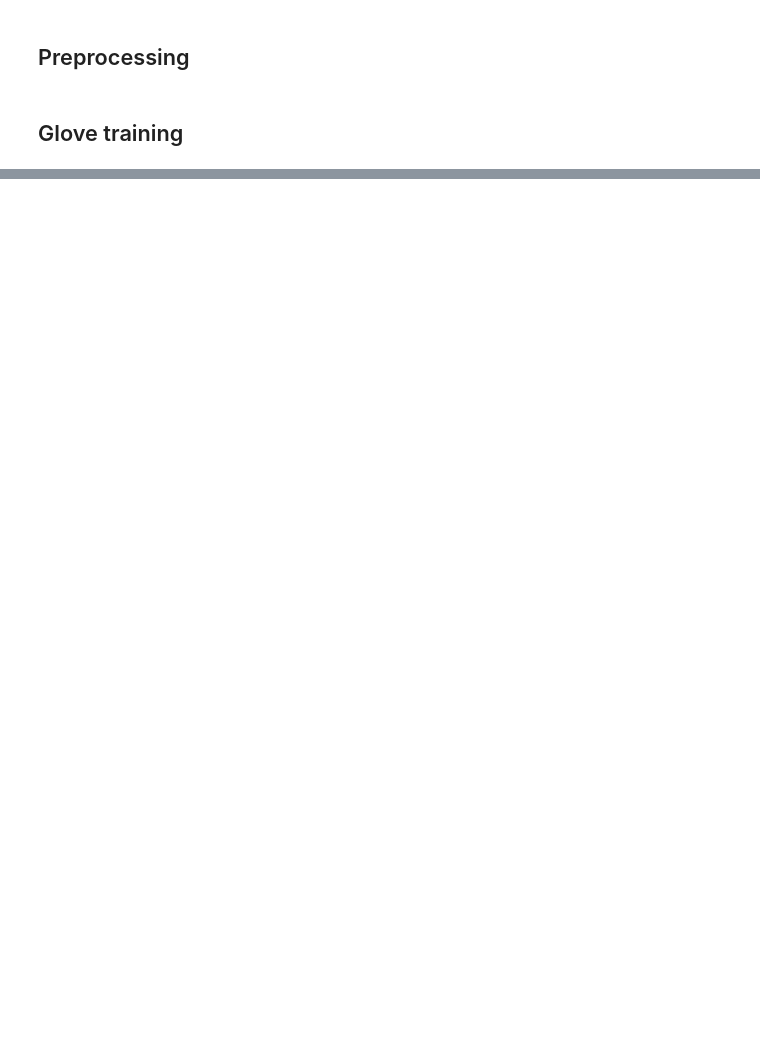
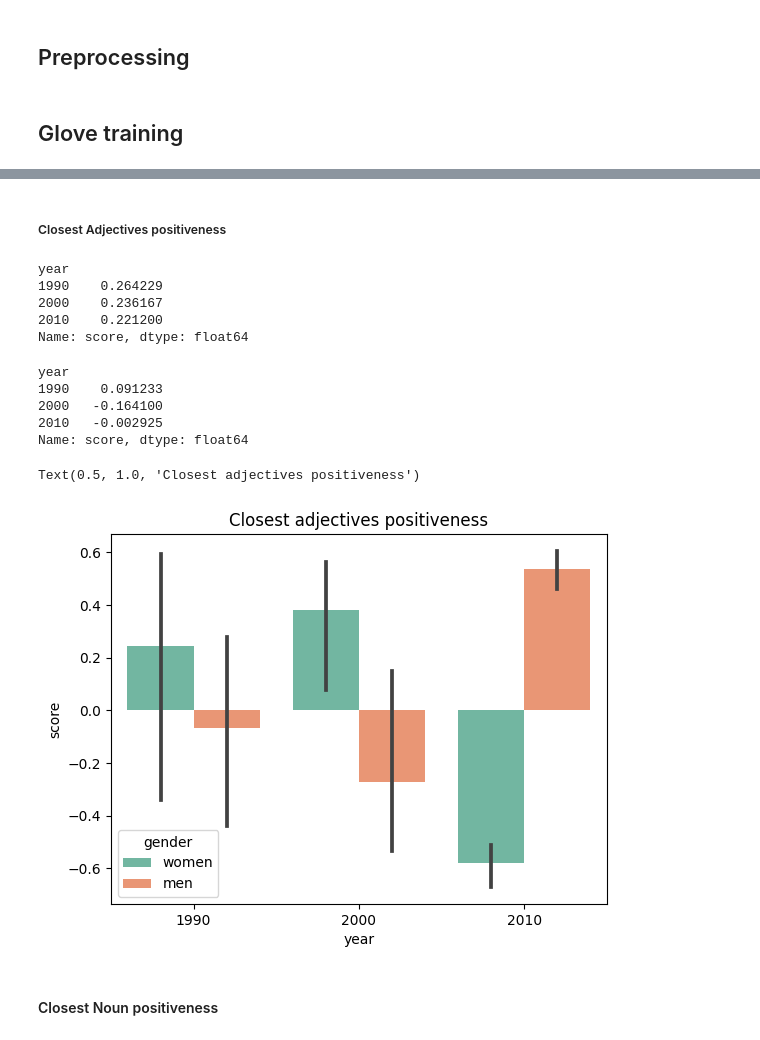
Before and after one commit to Owe1n/RapBiasAnalysis, a Jupyter notebook: biais_analysis.ipynb, the cells around one changed output, grey strips where cells are left out. Drawn from its saved outputs; the diff is of its cells as text; code cells hidden in the pictures; blank space fills up the shorter version.

```diff
--- a/biais_analysis.ipynb
+++ b/biais_analysis.ipynb
@@ -91,0 +590,9 @@ plot_most_similar(nlp.vocab[w] for w in ['king', 'goat', 'sweden', 'university',
+# %%
+import nltk
+from nltk.sentiment import SentimentIntensityAnalyzer
+nltk.download('vader_lexicon')
+sia = SentimentIntensityAnalyzer()
+
+def word_score(adj_list):
+    scores = [sia.polarity_scores(word)['compound'] for word in adj_list]
+    return scores
@@ -91,0 +603,47 @@ plot_most_similar(nlp.vocab[w] for w in ['king', 'goat', 'sweden', 'university',
+# %% [markdown]
+##### Closest Adjectives positiveness
+# %%
+
+df_adj_women_list = []
+df_adj_men_list = []
+for year,words in women_related_words.items():
+    adjectives = []
+    for word in words.split(' '):
+        doc = anaylysis_nlp(word)
+        for token in doc:
+            if token.pos_ == 'ADJ':
+                adjectives.append(token.text)
+    df_adj_women_list.append(pd.DataFrame({'year':year,'gender':'women','adjectives':adjectives,'score':word_score(adjectives)}))
+for year,words in men_related_words.items():
+    adjectives = []
+    for word in words.split(' '):
+        doc = anaylysis_nlp(word)
+        for token in doc:
+            if token.pos_ == 'ADJ':
+                adjectives.append(token.text)
+    df_adj_men_list.append(pd.DataFrame({'year':year,'gender':'men','adjectives':adjectives,'score':word_score(adjectives)}))
+df = pd.concat(df_adj_women_list+df_adj_men_list, ignore_index=True)
+# %%
+df[df['gender']=="women"].query('score != 0')['score'].groupby(df['year']).mean()
+# %% [output]
+year
+1990    0.264229
+2000    0.236167
+2010    0.221200
+Name: score, dtype: float64
+# %%
+df[df['gender']=="men"].query('score != 0')['score'].groupby(df['year']).mean()
+# %% [output]
+year
+1990    0.091233
+2000   -0.164100
+2010   -0.002925
+Name: score, dtype: float64
+# %%
+sns.barplot(x='year', y='score', hue='gender', data=df[df['score']!=0])
+plt.title('Closest adjectives positiveness')
+# %% [output]
+Text(0.5, 1.0, 'Closest adjectives positiveness')
+[figure, added]
+# %% [markdown]
+#### Closest Noun positiveness
```
Also changed, not shown: parts of 67 cells of this notebook, 28 other files.
